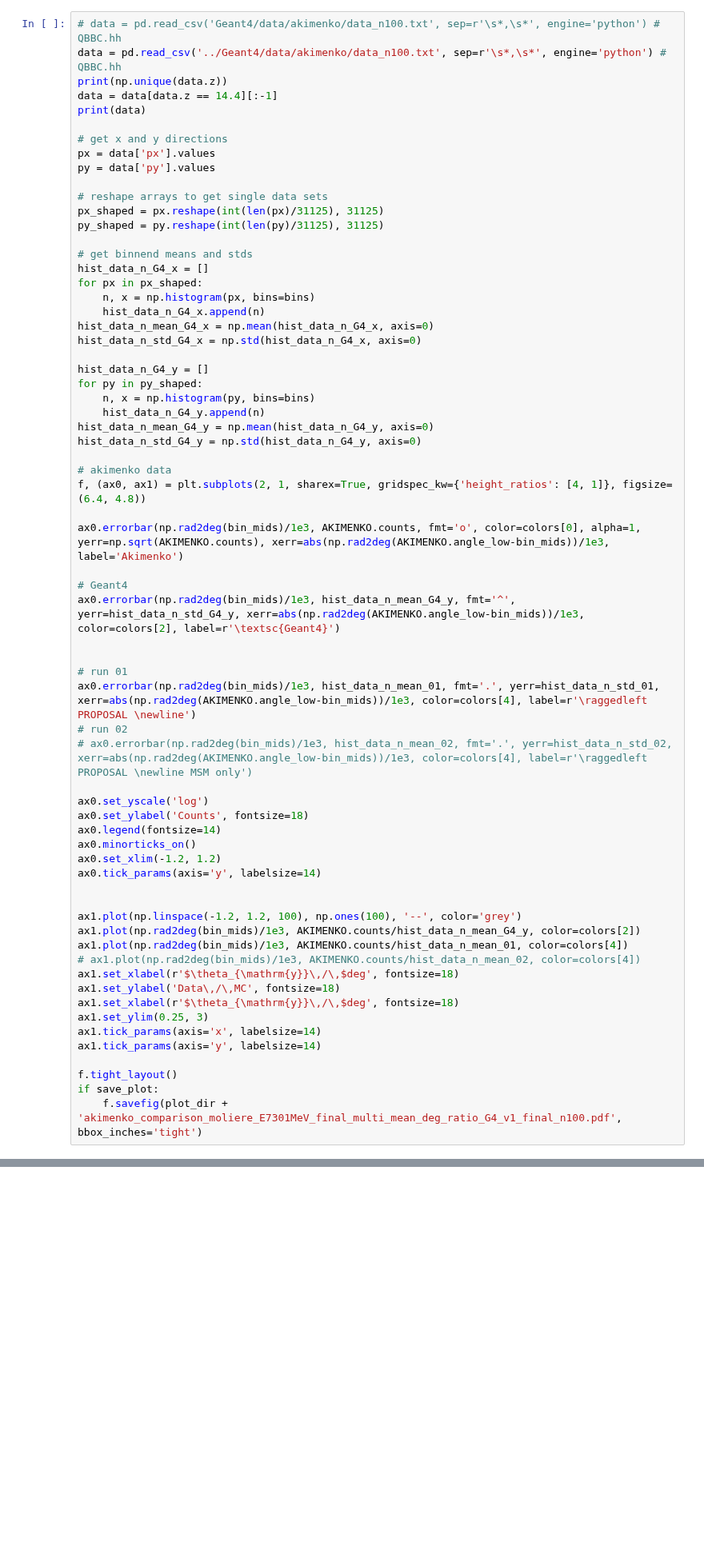
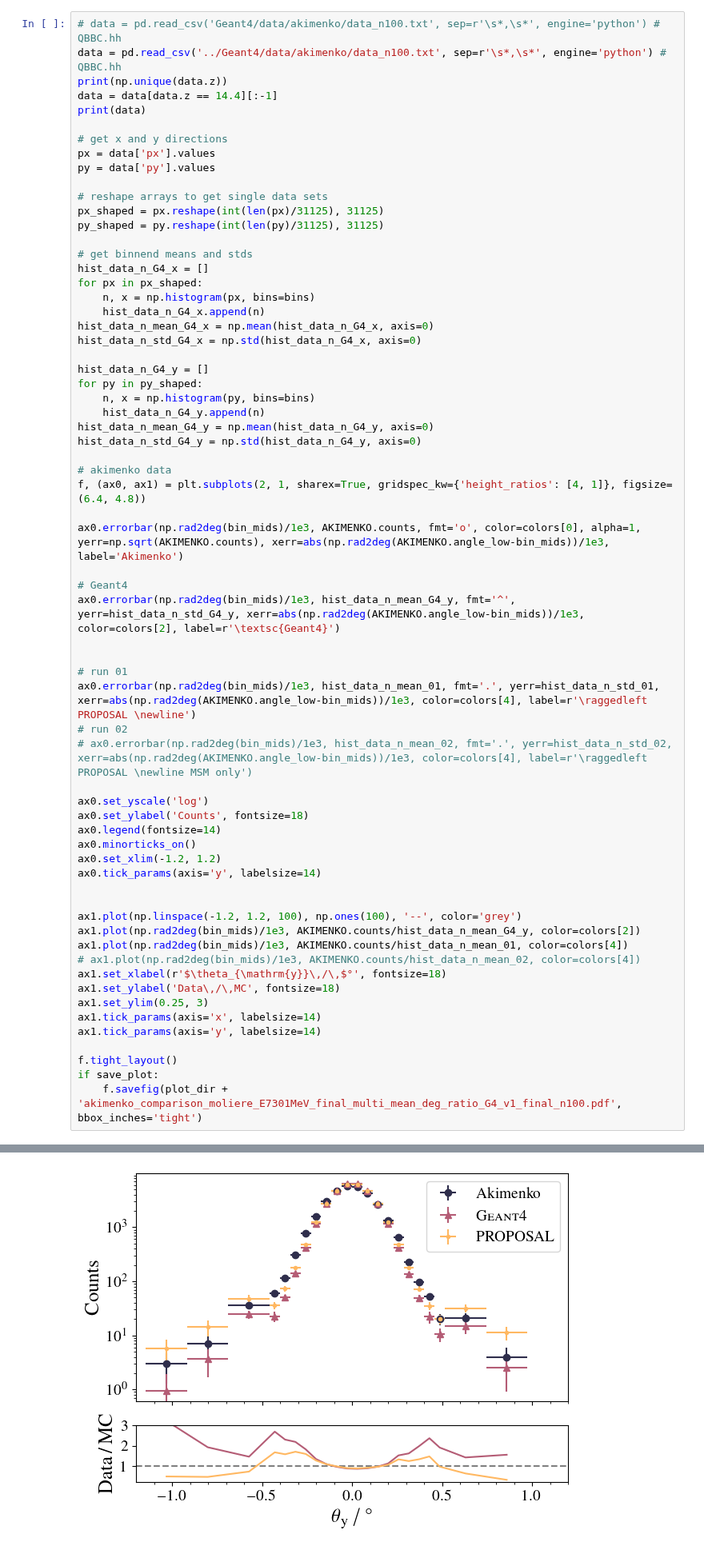
Before and after one commit to pascalgutjahr/muon-deflection-paper, a Jupyter notebook: deflection/icrc2023/create_plots.ipynb, the cells around one changed output, grey strips where cells are left out. Shown at 80% size. Cells and saved outputs as stored; diff of their text form; blank space fills up the shorter version.

```diff
--- a/deflection/icrc2023/create_plots.ipynb
+++ b/deflection/icrc2023/create_plots.ipynb
@@ -1820,9 +1810,8 @@ ax1.plot(np.linspace(-1.2, 1.2, 100), np.ones(100), '--', color='grey')
 ax1.plot(np.rad2deg(bin_mids)/1e3, AKIMENKO.counts/hist_data_n_mean_G4_y, color=colors[2])
 ax1.plot(np.rad2deg(bin_mids)/1e3, AKIMENKO.counts/hist_data_n_mean_01, color=colors[4])
 # ax1.plot(np.rad2deg(bin_mids)/1e3, AKIMENKO.counts/hist_data_n_mean_02, color=colors[4])
-ax1.set_xlabel(r'$\theta_{\mathrm{y}}\,/\,$deg', fontsize=18)
+ax1.set_xlabel(r'$\theta_{\mathrm{y}}\,/\,$°', fontsize=18)
 ax1.set_ylabel('Data\,/\,MC', fontsize=18)
-ax1.set_xlabel(r'$\theta_{\mathrm{y}}\,/\,$deg', fontsize=18)
 ax1.set_ylim(0.25, 3)
 ax1.tick_params(axis='x', labelsize=14)
 ax1.tick_params(axis='y', labelsize=14)
@@ -1830,3 +1819,4 @@ ax1.tick_params(axis='y', labelsize=14)
 f.tight_layout()
 if save_plot:
     f.savefig(plot_dir + 'akimenko_comparison_moliere_E7301MeV_final_multi_mean_deg_ratio_G4_v1_final_n100.pdf', bbox_inches='tight')
+# %% [output]
@@ -1832,0 +1838 @@ if save_plot:
+[figure, added]
```
Also changed, not shown: parts of 12 cells of this notebook.
